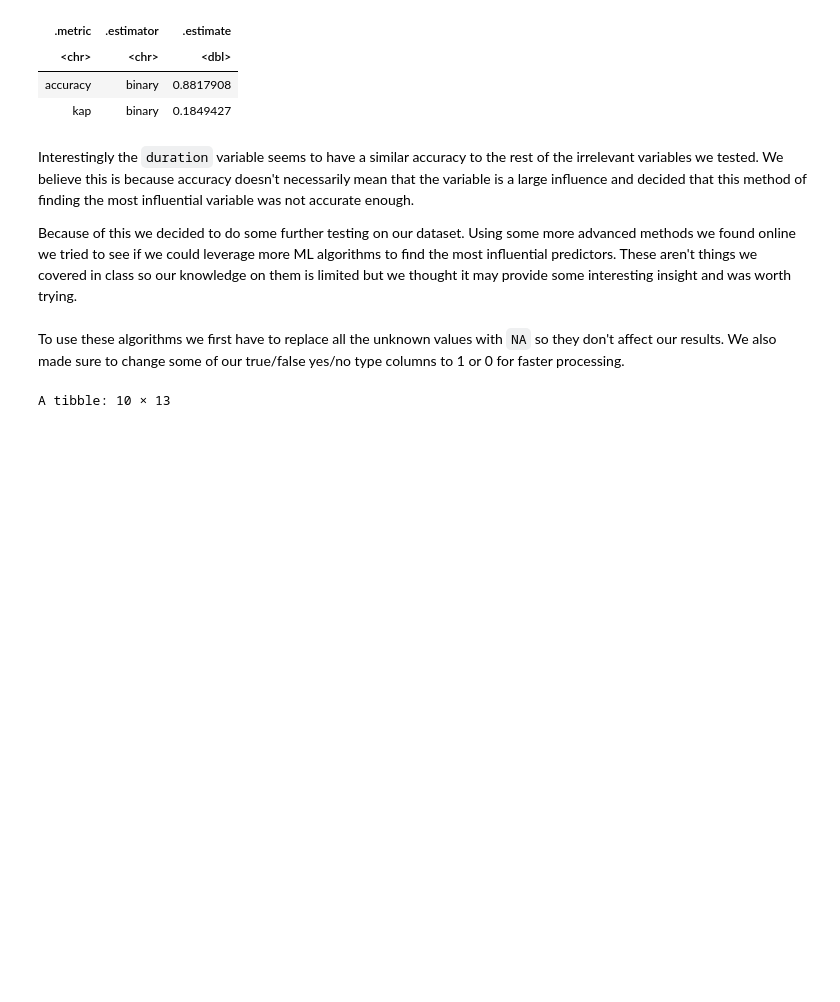
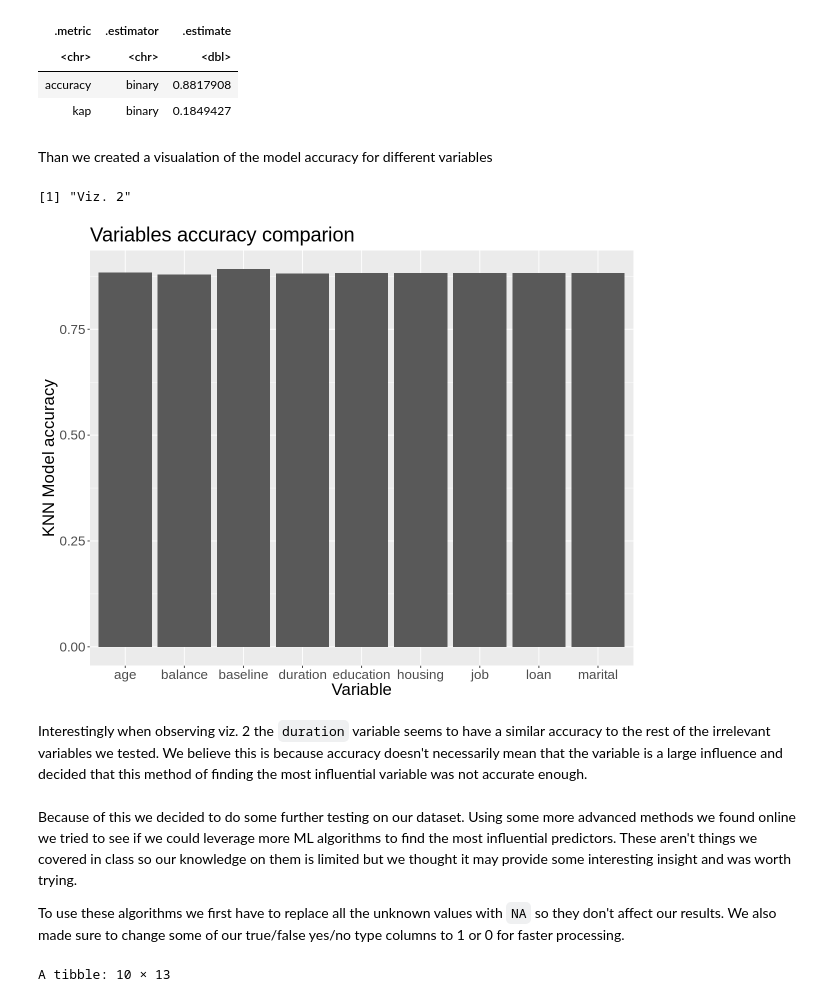
Before and after one commit to alexkhadr/Credit-Card-Project, a Jupyter notebook: report.ipynb, the cells around one changed output. Drawn from its saved outputs; the diff is of its cells as text; code cells hidden in the pictures; blank space fills up the shorter version.

```diff
--- a/report.ipynb
+++ b/report.ipynb
@@ -499,11 +500,30 @@ A tibble: 2 × 3
 | <chr> | <chr> | <dbl> |
 | accuracy | binary | 0.8817908 |
 | kap | binary | 0.1849427 |
+# %% [markdown]
+Than we created a visualation of the model accuracy for different variables
+# %%
+var_name <- c("baseline", "age", "job", "marital", "education", "balance", "housing", "loan", "duration")
+accuracy <- c(0.8918775, 0.88382587, 0.8830296, 0.8830296, 0.8830296, 0.87895948, 0.8830296, 0.8830296, 0.8817908)
+df <- data.frame(var_name, accuracy)
+
+print("Viz. 2")
+
+options(repr.plot.width = 10, repr.plot.height = 8)
+ggplot(df, aes(var_name, accuracy)) +
+    geom_col() +
+    theme(text = element_text(size = 20)) +
+    xlab("Variable") +
+    ylab("KNN Model accuracy") +
+    ggtitle("Variables accuracy comparion")
+# %% [output]
+[1] "Viz. 2"
+[figure, added]
 # %% [markdown]
-Interestingly the `duration` variable seems to have a similar accuracy to the rest of the irrelevant variables we tested. We believe this is because accuracy doesn't necessarily mean that the variable is a large influence and decided that this method of finding the most influential variable was not accurate enough.
-
-Because of this we decided to do some further testing on our dataset. Using some more advanced methods we found online we tried to see if we could leverage more ML algorithms to find the most influential predictors. These aren't things we covered in class so our knowledge on them is limited but we thought it may provide some interesting insight and was worth trying.
+Interestingly when observing viz. 2 the `duration` variable seems to have a similar accuracy to the rest of the irrelevant variables we tested. We believe this is because accuracy doesn't necessarily mean that the variable is a large influence and decided that this method of finding the most influential variable was not accurate enough.
 # %% [markdown]
+Because of this we decided to do some further testing on our dataset. Using some more advanced methods we found online we tried to see if we could leverage more ML algorithms to find the most influential predictors. These aren't things we covered in class so our knowledge on them is limited but we thought it may provide some interesting insight and was worth trying.
+
 To use these algorithms we first have to replace all the unknown values with `NA` so they don't affect our results. We also made sure to change some of our true/false yes/no type columns to 1 or 0 for faster processing.
 # %%
 bank_preped = mutate(bank_trimmed, across(where(is.character), ~na_if(., "unknown")))
```
Also changed, not shown: parts of 6 cells of this notebook.
